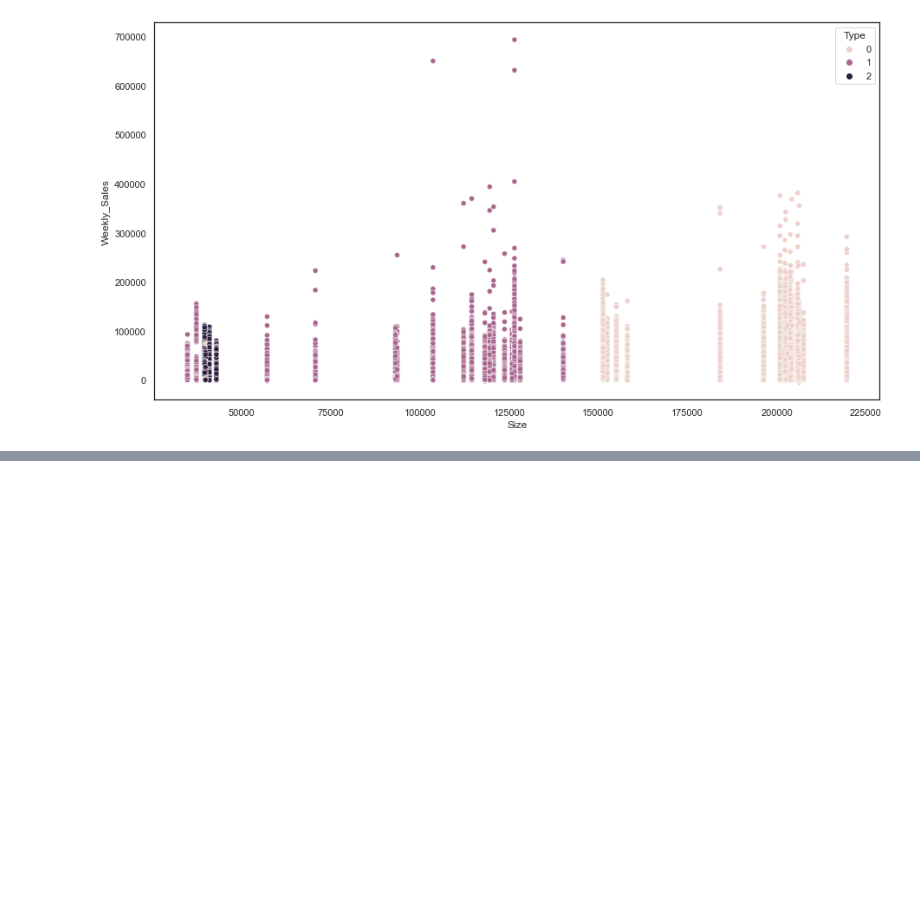
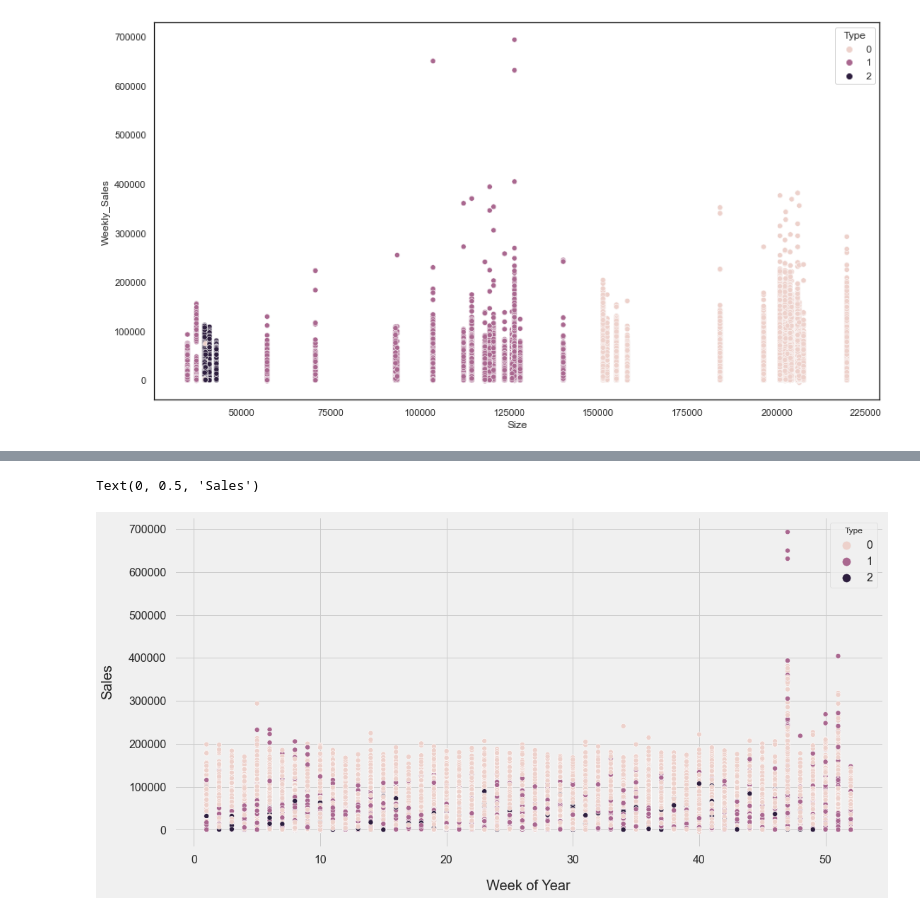
Before and after one commit to tmxkqotnl/project_mini_machine_learning_team_two, a Jupyter notebook: source/ssj_data_preprocessing(add).ipynb, the cells around one changed output, grey strips where cells are left out. Drawn from its saved outputs; the diff is of its cells as text; code cells hidden in the pictures; blank space fills up the shorter version.

```diff
--- a/source/ssj_data_preprocessing(add).ipynb
+++ b/source/ssj_data_preprocessing(add).ipynb
@@ -592,0 +600,14 @@ sns.scatterplot(x=df['Size'], y=df['Weekly_Sales'], hue=df['Type'])
+# %%
+plt.style.use('seaborn-poster')
+plt.style.use("fivethirtyeight")
+
+plt.figure(figsize=(16,8))
+sns.scatterplot(x=df['Week'], y=df['Weekly_Sales'], hue=df['Type'], s=50)
+
+plt.xticks( fontsize=16)
+plt.yticks( fontsize=16)
+plt.xlabel('Week of Year', fontsize=20, labelpad=20)
+plt.ylabel('Sales', fontsize=20, labelpad=20)
+# %% [output]
+Text(0, 0.5, 'Sales')
+[figure, added]
```
Also changed, not shown: parts of 8 cells of this notebook.
